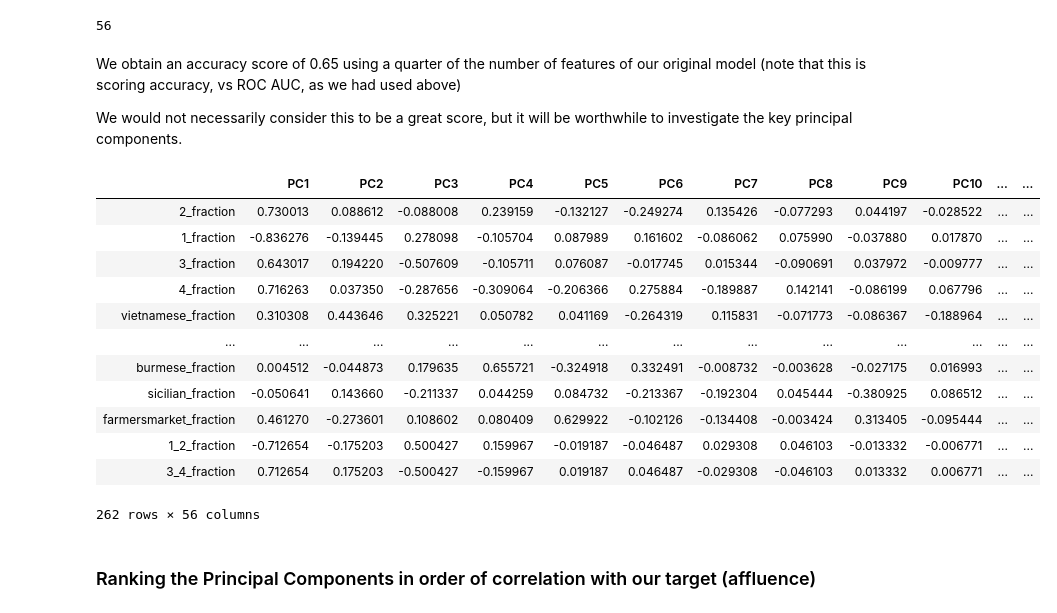
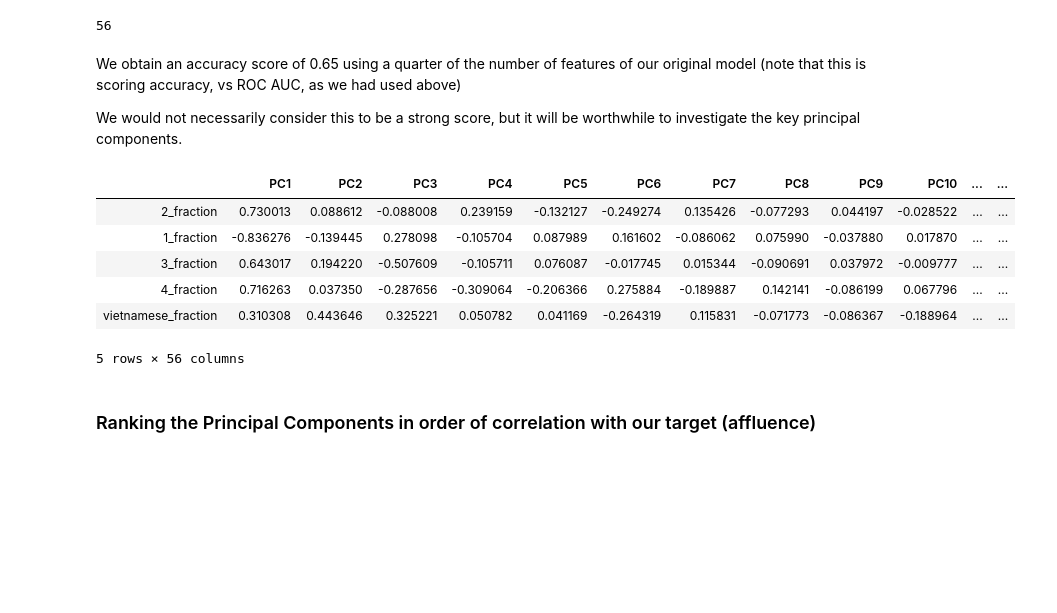
Before and after one commit to FredaXin/client_project, a Jupyter notebook: code/modeling_option_1.ipynb, the cells around one changed output. Saved outputs shown, nothing was run; the diff lists cells and outputs as text; code cells hidden in the pictures; blank space fills up the shorter version.

```diff
--- a/code/modeling_option_1.ipynb
+++ b/code/modeling_option_1.ipynb
@@ -721,27 +733,21 @@ len(pca_99.components_)
 # %% [markdown]
 We obtain an accuracy score of 0.65 using a quarter of the number of features of our original model  (note that this is scoring accuracy, vs ROC AUC, as we had used above)
 
-We would not necessarily consider this to be a great score, but it will be worthwhile to investigate the key principal components.
+We would not necessarily consider this to be a strong score, but it will be worthwhile to investigate the key principal components.
 # %%
 # Create a dataframe that comtains our individual Principal Components
 loadings = pca_99.components_.T * np.sqrt(pca_99.explained_variance_)
 
 loading_matrix = pd.DataFrame(loadings, columns = [f"PC{i + 1}" for i in range(loadings.shape[1])],index=X.columns)
-loading_matrix
+loading_matrix.head()
 # %% [output]
 |  | PC1 | PC2 | PC3 | PC4 | PC5 | PC6 | PC7 | PC8 | PC9 | PC10 | ... | ... |
 | 2_fraction | 0.730013 | 0.088612 | -0.088008 | 0.239159 | -0.132127 | -0.249274 | 0.135426 | -0.077293 | 0.044197 | -0.028522 | ... | ... |
 | 1_fraction | -0.836276 | -0.139445 | 0.278098 | -0.105704 | 0.087989 | 0.161602 | -0.086062 | 0.075990 | -0.037880 | 0.017870 | ... | ... |
 | 3_fraction | 0.643017 | 0.194220 | -0.507609 | -0.105711 | 0.076087 | -0.017745 | 0.015344 | -0.090691 | 0.037972 | -0.009777 | ... | ... |
 | 4_fraction | 0.716263 | 0.037350 | -0.287656 | -0.309064 | -0.206366 | 0.275884 | -0.189887 | 0.142141 | -0.086199 | 0.067796 | ... | ... |
 | vietnamese_fraction | 0.310308 | 0.443646 | 0.325221 | 0.050782 | 0.041169 | -0.264319 | 0.115831 | -0.071773 | -0.086367 | -0.188964 | ... | ... |
-| ... | ... | ... | ... | ... | ... | ... | ... | ... | ... | ... | ... | ... |
-| burmese_fraction | 0.004512 | -0.044873 | 0.179635 | 0.655721 | -0.324918 | 0.332491 | -0.008732 | -0.003628 | -0.027175 | 0.016993 | ... | ... |
-| sicilian_fraction | -0.050641 | 0.143660 | -0.211337 | 0.044259 | 0.084732 | -0.213367 | -0.192304 | 0.045444 | -0.380925 | 0.086512 | ... | ... |
-| farmersmarket_fraction | 0.461270 | -0.273601 | 0.108602 | 0.080409 | 0.629922 | -0.102126 | -0.134408 | -0.003424 | 0.313405 | -0.095444 | ... | ... |
-| 1_2_fraction | -0.712654 | -0.175203 | 0.500427 | 0.159967 | -0.019187 | -0.046487 | 0.029308 | 0.046103 | -0.013332 | -0.006771 | ... | ... |
-| 3_4_fraction | 0.712654 | 0.175203 | -0.500427 | -0.159967 | 0.019187 | 0.046487 | -0.029308 | -0.046103 | 0.013332 | 0.006771 | ... | ... |
-262 rows × 56 columns
+5 rows × 56 columns
 # %% [markdown]
 ### Ranking the Principal Components in order of correlation with our target (affluence)
 # %%
```
Also changed, not shown: parts of 36 cells of this notebook.
